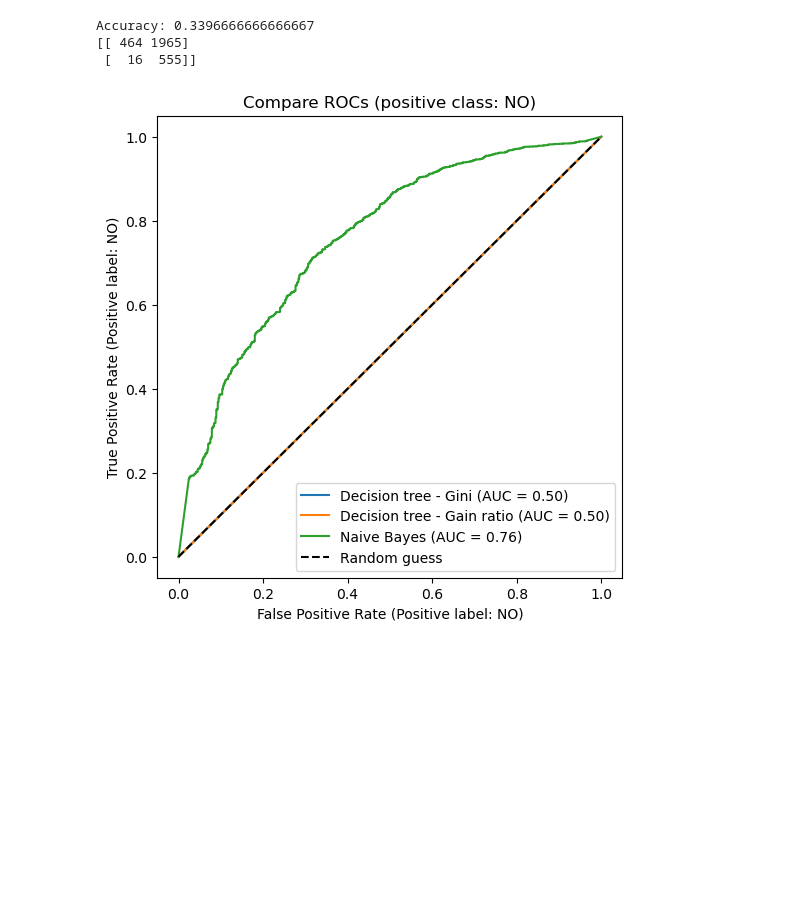
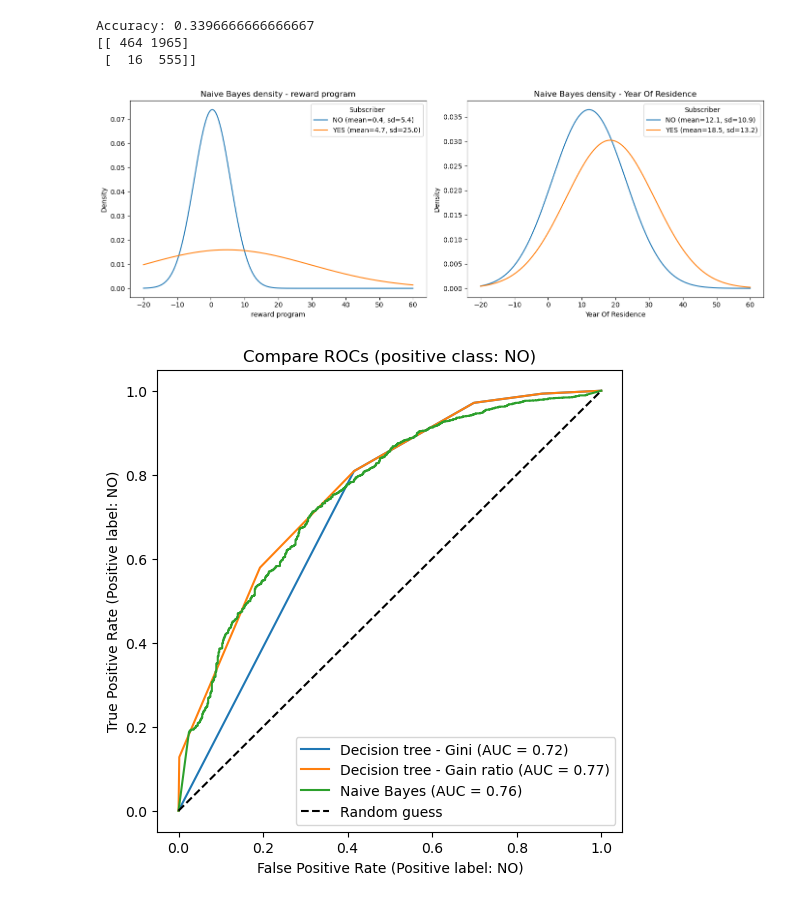
Before and after one commit to asoosandras/Zenara_BI, a Jupyter notebook: solution.ipynb, the cells around one changed output. Saved outputs shown, nothing was run; the diff lists cells and outputs as text; code cells hidden in the pictures; blank space fills up the shorter version.

Commit message:
summary of the models

```diff
--- a/solution.ipynb
+++ b/solution.ipynb
@@ -115,8 +115,8 @@ X_train.shape, X_test.shape
 # %% [output]
 ((7000, 276), (3000, 276))
 # %%
-#Decision tree - Gini
-tree_gini = DecisionTreeClassifier(criterion='gini', max_depth=10, min_impurity_decrease=0.1)
+#Decision tree - Gini (minimal gain 0.01: sklearn scales it differently than RapidMiner, 0.1 gives a single leaf)
+tree_gini = DecisionTreeClassifier(criterion='gini', max_depth=10, min_impurity_decrease=0.01)
 tree_gini.fit(X_train, y_train)
 
 pred = tree_gini.predict(X_test)
@@ -131,6 +140,6 @@ Accuracy: 0.8096666666666666
 # %%
-#Decision tree - Gain ratio (sklearn closest option: entropy = information gain)
-tree_gain = DecisionTreeClassifier(criterion='entropy', max_depth=10, min_impurity_decrease=0.1)
+#Decision tree - Gain ratio (sklearn closest option: entropy = information gain; minimal gain 0.01)
+tree_gain = DecisionTreeClassifier(criterion='entropy', max_depth=10, min_impurity_decrease=0.01)
 tree_gain.fit(X_train, y_train)
 
 pred = tree_gain.predict(X_test)
@@ -154,6 +178,25 @@ print(confusion_matrix(y_test, pred))
 Accuracy: 0.3396666666666667
 [[ 464 1965]
  [  16  555]]
+# %%
+#Naive Bayes density functions: the normal curve the model learned for each class
+from scipy.stats import norm
+
+fig, axes = plt.subplots(1, 2, figsize=(14, 5))
+for ax, col, x_range in [(axes[0], 'reward program', (-20, 60)), (axes[1], 'Year Of Residence', (-20, 60))]:
+    i = list(X.columns).index(col)
+    x = np.linspace(*x_range, 500)
+    for k, cls in enumerate(nb.classes_):
+        mean, sd = nb.theta_[k, i], np.sqrt(nb.var_[k, i])
+        ax.plot(x, norm.pdf(x, mean, sd), label=f'{cls} (mean={mean:.1f}, sd={sd:.1f})')
+    ax.set_title(f'Naive Bayes density - {col}')
+    ax.set_xlabel(col)
+    ax.set_ylabel('Density')
+    ax.legend(title='Subscriber')
+plt.tight_layout()
+plt.show()
+# %% [output]
+[figure, added]
 # %%
 #Compare ROCs - same X_test / y_test as the confusion matrices, positive class = NO (churner)
 from sklearn.metrics import RocCurveDisplay
@@ -166,4 +209,4 @@ ax.set_title('Compare ROCs (positive class: NO)')
 ax.legend()
 plt.show()
 # %% [output]
-[figure, old version]
+[figure, new version]
```
Also changed, not shown: parts of 6 cells of this notebook.
